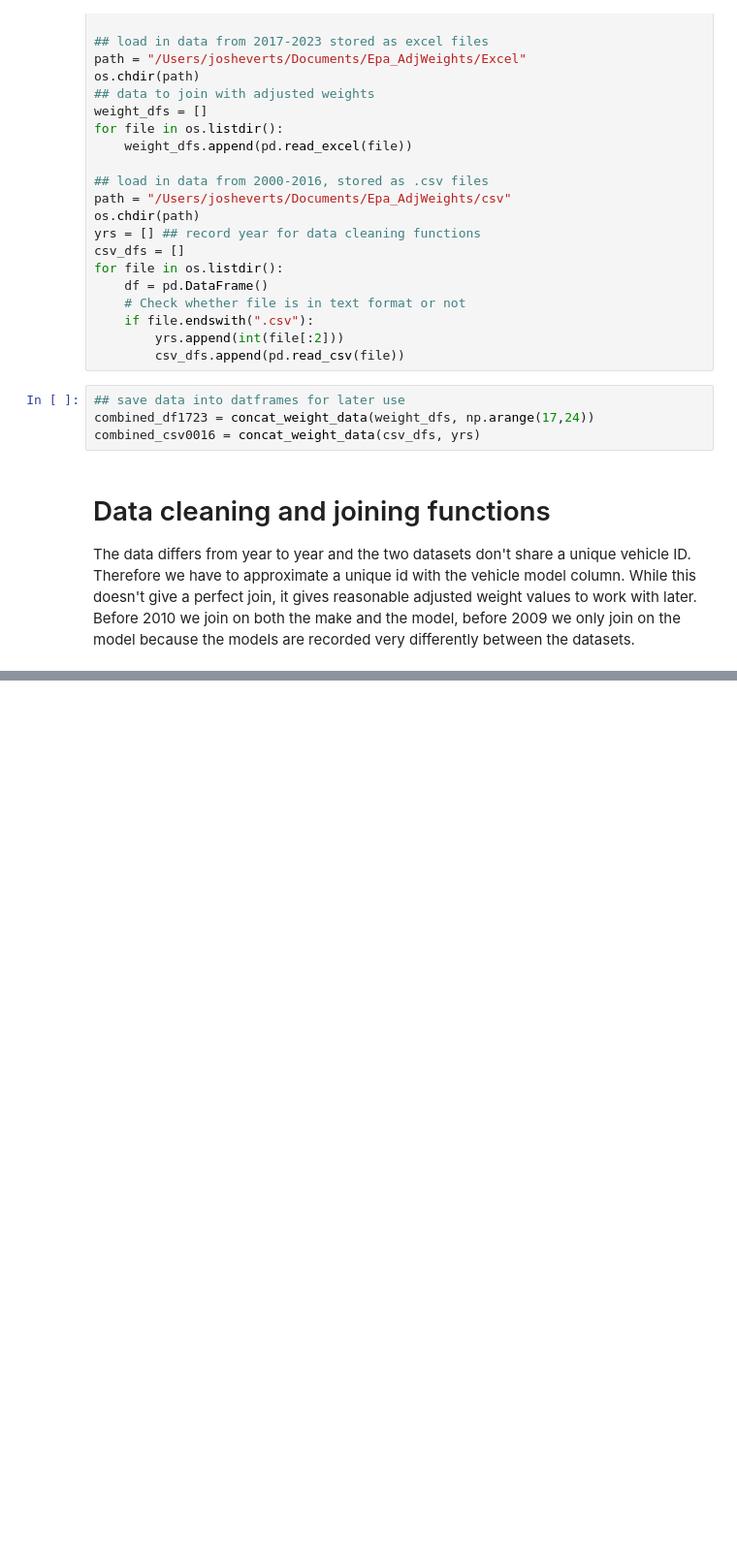
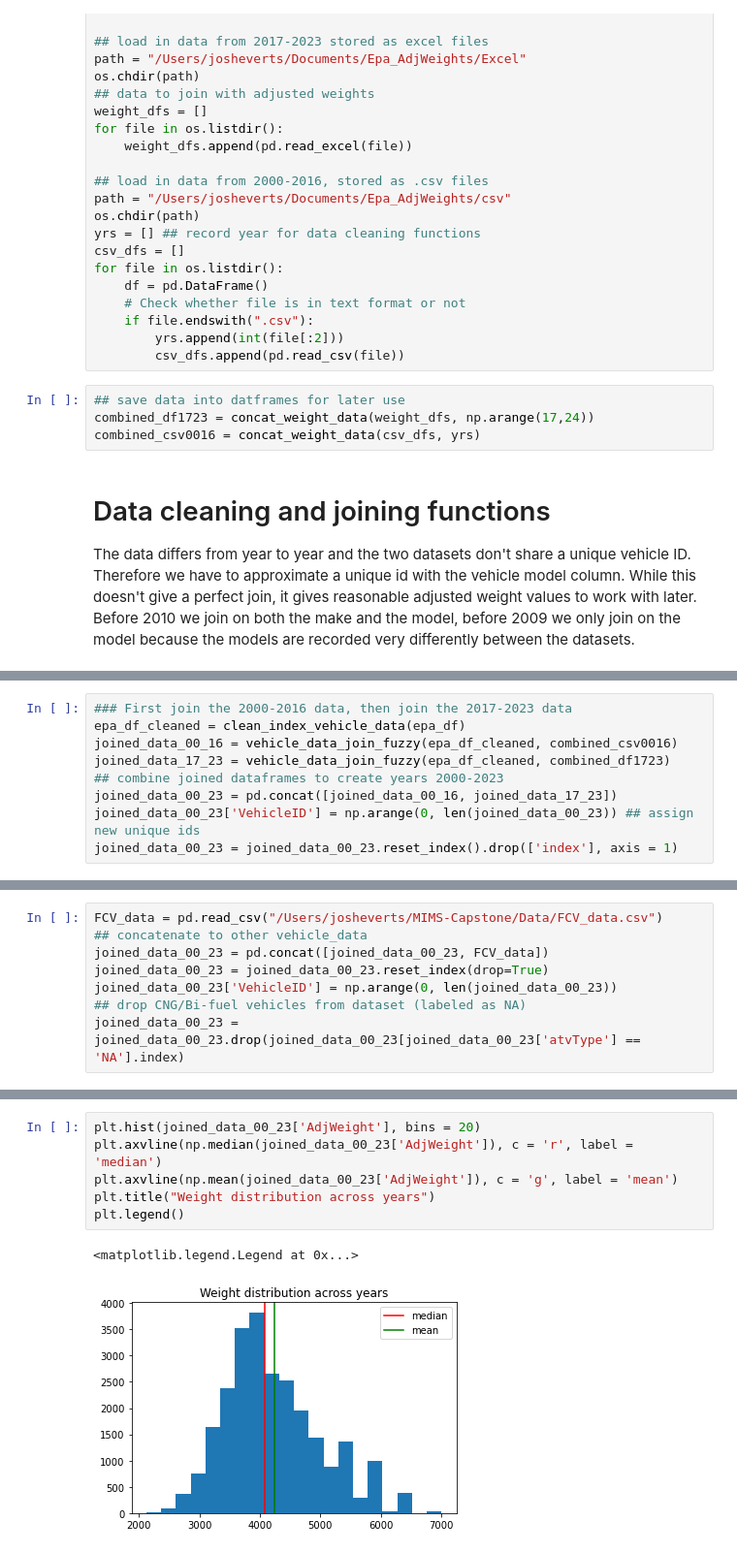
Before and after one commit to EEE-Capstone/MIMS-Capstone, a Jupyter notebook: Data/init_vehicle_data.ipynb, the cells around one changed output, grey strips where cells are left out. Shown: that part at 97% size. Drawn from its saved outputs; the diff is of its cells as text; blank space fills up the shorter version.

Commit message:
adding fuzzy join functions and validation

```diff
--- a/Data/init_vehicle_data.ipynb
+++ b/Data/init_vehicle_data.ipynb
@@ -191,0 +381,9 @@ joined_data_00_23.to_csv("adj_weight_data_join_2000-2023.csv", index = False)
+# %%
+### First join the 2000-2016 data, then join the 2017-2023 data
+epa_df_cleaned = clean_index_vehicle_data(epa_df)
+joined_data_00_16 = vehicle_data_join_fuzzy(epa_df_cleaned, combined_csv0016)
+joined_data_17_23 = vehicle_data_join_fuzzy(epa_df_cleaned, combined_df1723)
+## combine joined dataframes to create years 2000-2023
+joined_data_00_23 = pd.concat([joined_data_00_16, joined_data_17_23])
+joined_data_00_23['VehicleID'] = np.arange(0, len(joined_data_00_23)) ## assign new unique ids
+joined_data_00_23 = joined_data_00_23.reset_index().drop(['index'], axis = 1)
@@ -191,0 +399,8 @@ joined_data_00_23.to_csv("adj_weight_data_join_2000-2023.csv", index = False)
+# %%
+FCV_data = pd.read_csv("/Users/josheverts/MIMS-Capstone/Data/FCV_data.csv")
+## concatenate to other vehicle_data
+joined_data_00_23 = pd.concat([joined_data_00_23, FCV_data])
+joined_data_00_23 = joined_data_00_23.reset_index(drop=True)
+joined_data_00_23['VehicleID'] = np.arange(0, len(joined_data_00_23))
+## drop CNG/Bi-fuel vehicles from dataset (labeled as NA)
+joined_data_00_23 = joined_data_00_23.drop(joined_data_00_23[joined_data_00_23['atvType'] == 'NA'].index)
@@ -191,0 +433,9 @@ joined_data_00_23.to_csv("adj_weight_data_join_2000-2023.csv", index = False)
+# %%
+plt.hist(joined_data_00_23['AdjWeight'], bins = 20)
+plt.axvline(np.median(joined_data_00_23['AdjWeight']), c = 'r', label = 'median')
+plt.axvline(np.mean(joined_data_00_23['AdjWeight']), c = 'g', label = 'mean')
+plt.title("Weight distribution across years")
+plt.legend()
+# %% [output]
+<matplotlib.legend.Legend at 0x...>
+[figure, added]
```
Also changed, not shown: parts of 34 cells of this notebook.
